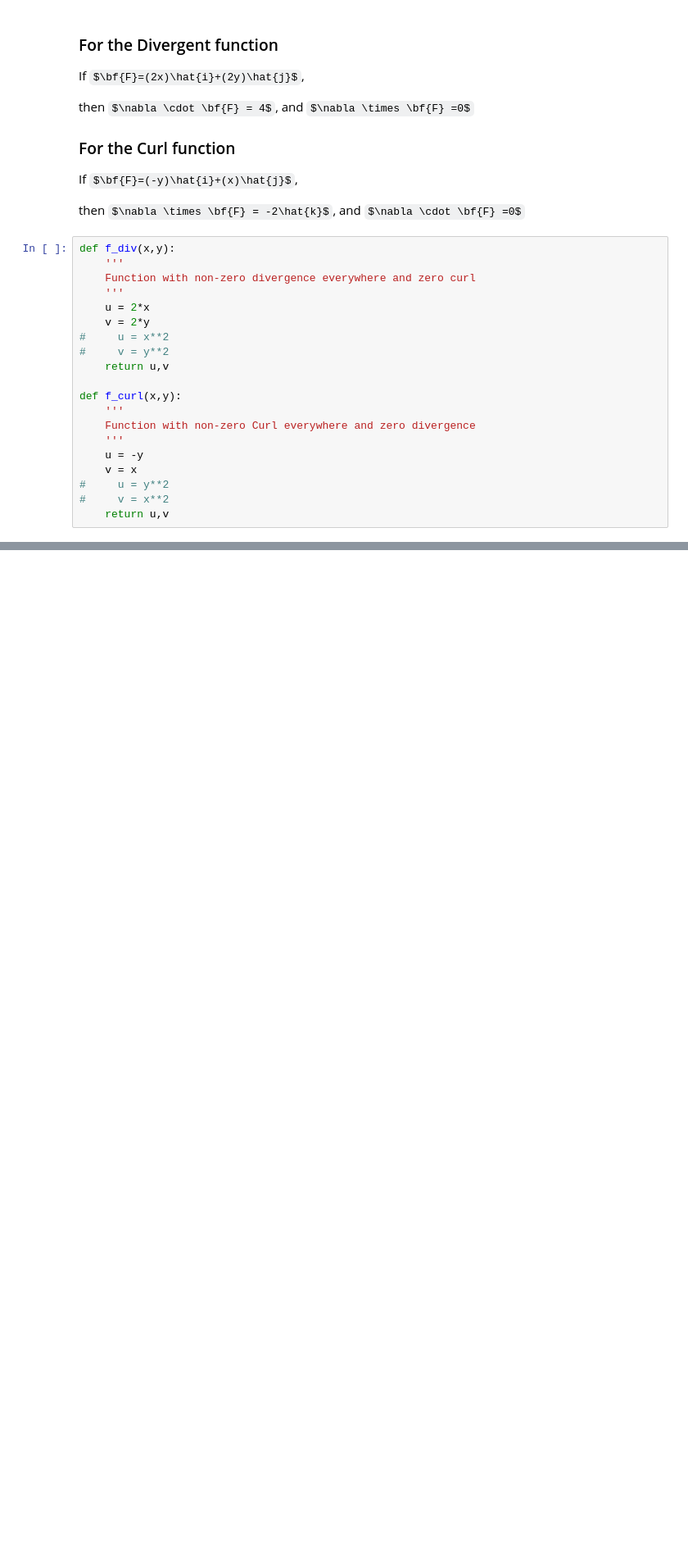
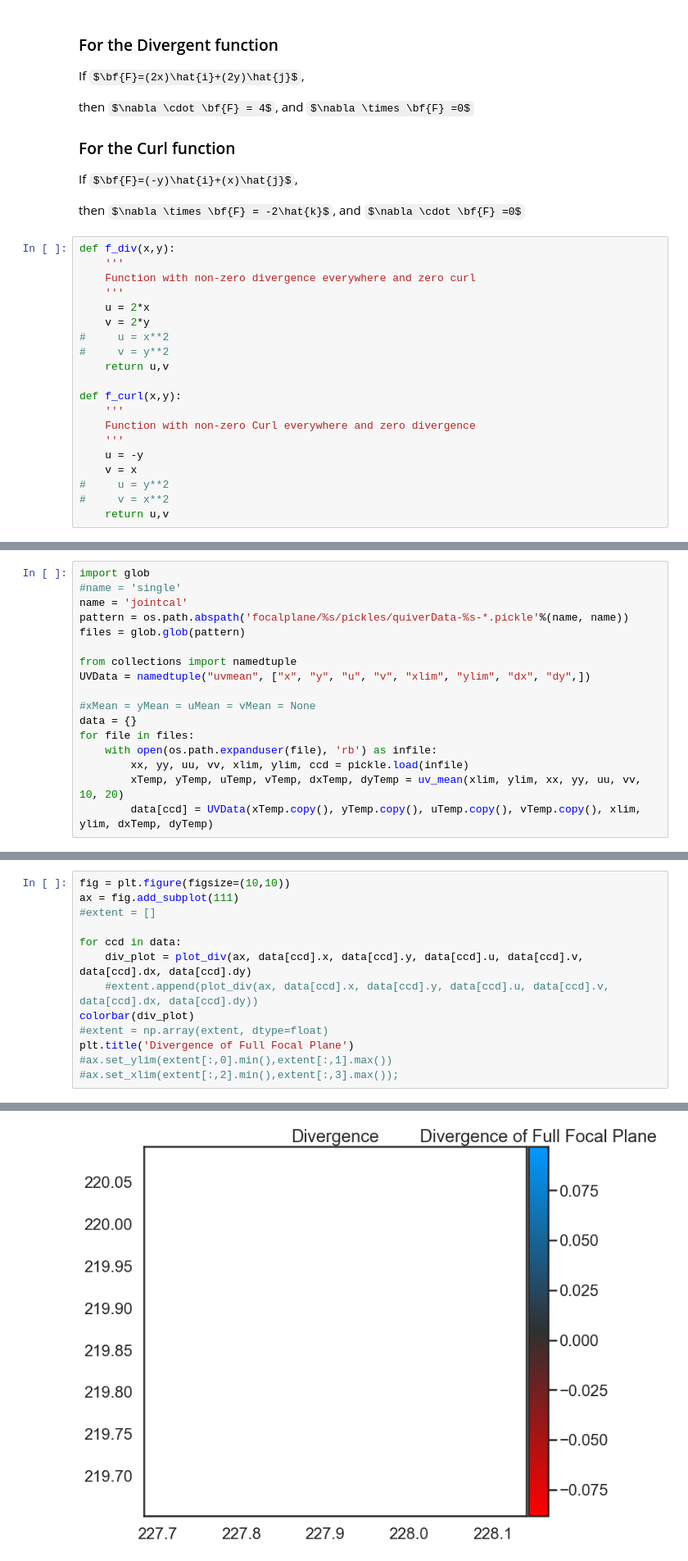
Before and after one commit to hshams28/Astr499-Research, a Jupyter notebook: Divergence and Curl .ipynb, the cells around one changed output, grey strips where cells are left out. Shown at 82% size. Saved outputs shown, nothing was run; the diff lists cells and outputs as text; some formulas as TeX source; blank space fills up the shorter version.

```diff
--- a/Divergence and Curl .ipynb
+++ b/Divergence and Curl .ipynb
@@ -200,0 +236,17 @@ print(udiv)
+# %%
+import glob
+#name = 'single'
+name = 'jointcal'
+pattern = os.path.abspath('focalplane/%s/pickles/quiverData-%s-*.pickle'%(name, name))
+files = glob.glob(pattern)
+
+from collections import namedtuple
+UVData = namedtuple("uvmean", ["x", "y", "u", "v", "xlim", "ylim", "dx", "dy",])
+
+#xMean = yMean = uMean = vMean = None
+data = {}
+for file in files:
+    with open(os.path.expanduser(file), 'rb') as infile:
+        xx, yy, uu, vv, xlim, ylim, ccd = pickle.load(infile)
+        xTemp, yTemp, uTemp, vTemp, dxTemp, dyTemp = uv_mean(xlim, ylim, xx, yy, uu, vv, 10, 20)
+        data[ccd] = UVData(xTemp.copy(), yTemp.copy(), uTemp.copy(), vTemp.copy(), xlim, ylim, dxTemp, dyTemp)
@@ -200,0 +264,14 @@ print(udiv)
+# %%
+fig = plt.figure(figsize=(10,10))
+ax = fig.add_subplot(111)
+#extent = []
+
+for ccd in data:
+    div_plot = plot_div(ax, data[ccd].x, data[ccd].y, data[ccd].u, data[ccd].v, data[ccd].dx, data[ccd].dy)
+    #extent.append(plot_div(ax, data[ccd].x, data[ccd].y, data[ccd].u, data[ccd].v, data[ccd].dx, data[ccd].dy))
+colorbar(div_plot)
+#extent = np.array(extent, dtype=float)
+plt.title('Divergence of Full Focal Plane')
+#ax.set_ylim(extent[:,0].min(),extent[:,1].max())
+#ax.set_xlim(extent[:,2].min(),extent[:,3].max());
+# %% [output]
@@ -200,0 +296 @@ print(udiv)
+[figure, added]
```
Also changed, not shown: parts of 11 cells of this notebook.
